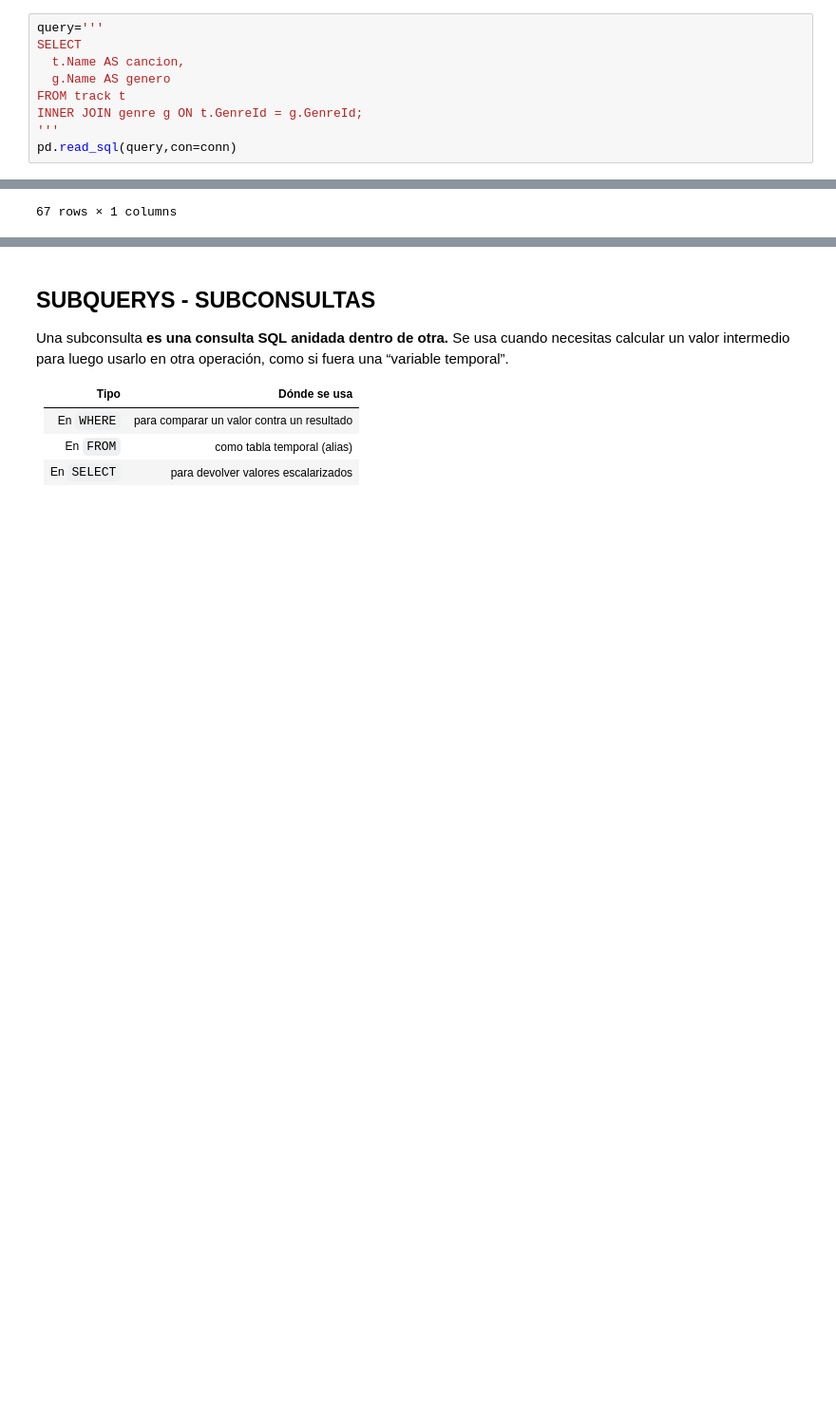
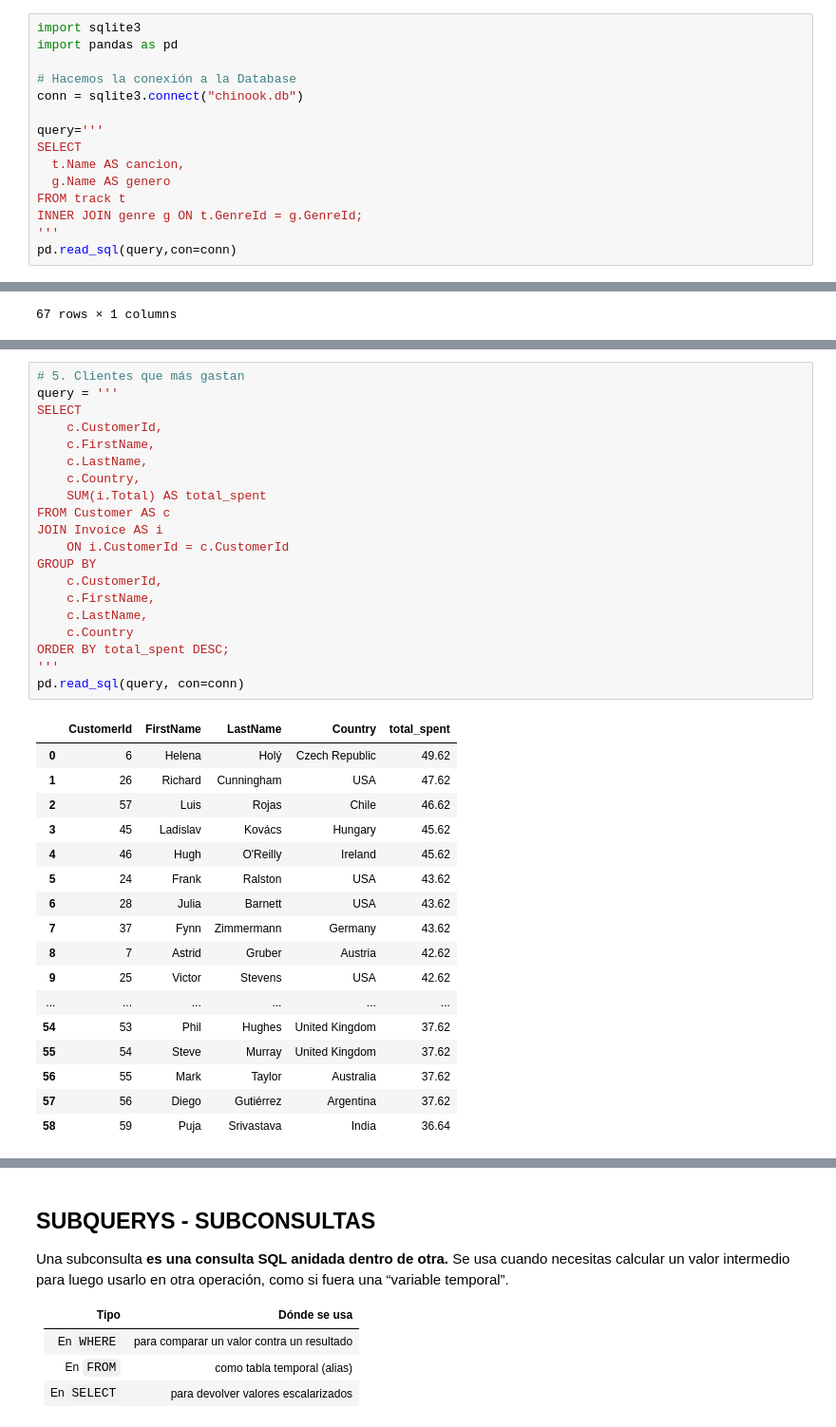
Before and after one commit to gbuvoli/DA_T8, a Jupyter notebook: Sprint3_semana2.ipynb, the cells around one changed output, grey strips where cells are left out. Shown at 95% size. Drawn from its saved outputs; the diff is of its cells as text; blank space fills up the shorter version.

```diff
--- a/Sprint3_semana2.ipynb
+++ b/Sprint3_semana2.ipynb
@@ -485,6 +46,12 @@ Un JOIN permite **combinar columnas de dos o más tablas** relacionadas mediante
 
 Muestra el nombre de las canciones y el nombre del género al que pertenecen.
 # %%
+import sqlite3
+import pandas as pd
+
+# Hacemos la conexión a la Database
+conn = sqlite3.connect("chinook.db")
+
 query='''
 SELECT
   t.Name AS cancion,
@@ -654,0 +310,38 @@ pd.read_sql(query,con=conn)
+# %%
+# 5. Clientes que más gastan
+query = '''
+SELECT
+    c.CustomerId,
+    c.FirstName,
+    c.LastName,
+    c.Country,
+    SUM(i.Total) AS total_spent
+FROM Customer AS c
+JOIN Invoice AS i
+    ON i.CustomerId = c.CustomerId
+GROUP BY
+    c.CustomerId,
+    c.FirstName,
+    c.LastName,
+    c.Country
+ORDER BY total_spent DESC;
+'''
+pd.read_sql(query, con=conn)
+# %% [output]
+|  | CustomerId | FirstName | LastName | Country | total_spent |
+| 0 | 6 | Helena | Holý | Czech Republic | 49.62 |
+| 1 | 26 | Richard | Cunningham | USA | 47.62 |
+| 2 | 57 | Luis | Rojas | Chile | 46.62 |
+| 3 | 45 | Ladislav | Kovács | Hungary | 45.62 |
+| 4 | 46 | Hugh | O'Reilly | Ireland | 45.62 |
+| 5 | 24 | Frank | Ralston | USA | 43.62 |
+| 6 | 28 | Julia | Barnett | USA | 43.62 |
+| 7 | 37 | Fynn | Zimmermann | Germany | 43.62 |
+| 8 | 7 | Astrid | Gruber | Austria | 42.62 |
+| 9 | 25 | Victor | Stevens | USA | 42.62 |
+| ... | ... | ... | ... | ... | ... |
+| 54 | 53 | Phil | Hughes | United Kingdom | 37.62 |
+| 55 | 54 | Steve | Murray | United Kingdom | 37.62 |
+| 56 | 55 | Mark | Taylor | Australia | 37.62 |
+| 57 | 56 | Diego | Gutiérrez | Argentina | 37.62 |
+| 58 | 59 | Puja | Srivastava | India | 36.64 |
```
Also changed, not shown: parts of 73 cells of this notebook, 4 other files.
